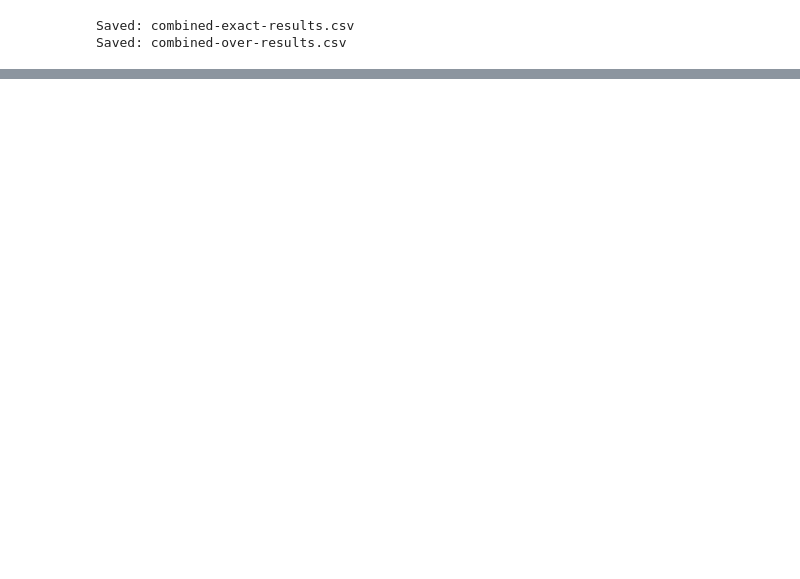
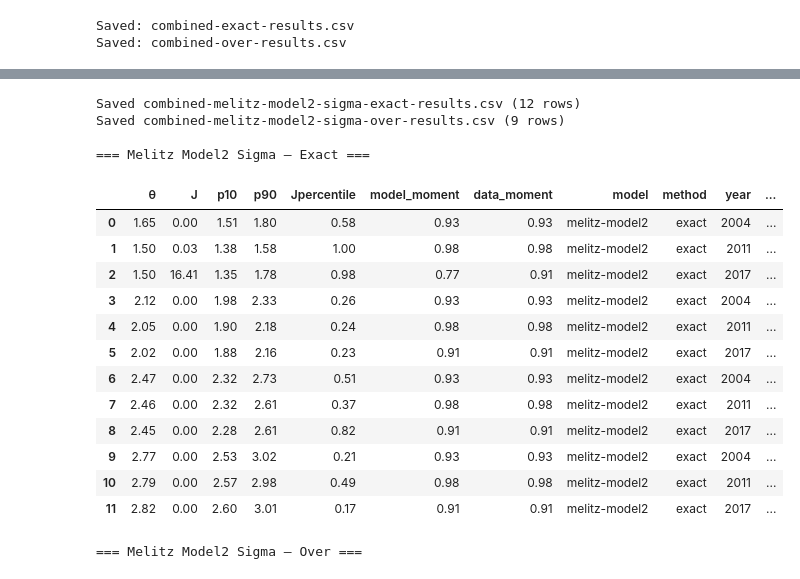
Before and after one commit to mwaugh0328/trade-models-trade-elasticities, a Jupyter notebook: summary-results/combine-results.ipynb, the cells around one changed output, grey strips where cells are left out. Drawn from its saved outputs; the diff is of its cells as text; code cells hidden in the pictures; blank space fills up the shorter version.

```diff
--- a/summary-results/combine-results.ipynb
+++ b/summary-results/combine-results.ipynb
@@ -142,0 +237,51 @@ over_df
+# %%
+# Combine Melitz model2 sigma files
+# Pattern: melitz-model2-estimate-{exact|over}-{date}-sigma{value}.csv
+
+melitz2_sigma_files = [f for f in results_folder.glob('melitz-model2-estimate-*-sigma*.csv')]
+
+melitz2_sigma_dfs = []
+for file in melitz2_sigma_files:
+    df = pd.read_csv(file)
+    df['source_file'] = file.name
+    # Extract sigma value from filename (e.g. sigma15 -> 1.5)
+    m = sigma_pattern.search(file.name)
+    df['sigma'] = int(m.group(1)) / 10 if m else None
+    # Extract identification type (exact or over)
+    df['identification'] = 'exact' if 'exact' in file.name else 'over'
+    melitz2_sigma_dfs.append(df)
+
+melitz2_sigma_df = pd.concat(melitz2_sigma_dfs, ignore_index=True)
+
+# Split into exact and over
+melitz2_sigma_exact_df = melitz2_sigma_df[melitz2_sigma_df['identification'] == 'exact'].sort_values(by='sigma').reset_index(drop=True)
+melitz2_sigma_over_df  = melitz2_sigma_df[melitz2_sigma_df['identification'] == 'over'].sort_values(by='sigma').reset_index(drop=True)
+
+melitz2_sigma_exact_df.to_csv('combined-melitz-model2-sigma-exact-results.csv', index=False, float_format='%.2f')
+melitz2_sigma_over_df.to_csv('combined-melitz-model2-sigma-over-results.csv', index=False, float_format='%.2f')
+print(f"Saved combined-melitz-model2-sigma-exact-results.csv ({len(melitz2_sigma_exact_df)} rows)")
+print(f"Saved combined-melitz-model2-sigma-over-results.csv ({len(melitz2_sigma_over_df)} rows)")
+
+print("\n=== Melitz Model2 Sigma — Exact ===")
+display(melitz2_sigma_exact_df)
+print("\n=== Melitz Model2 Sigma — Over ===")
+display(melitz2_sigma_over_df)
+# %% [output]
+Saved combined-melitz-model2-sigma-exact-results.csv (12 rows)
+Saved combined-melitz-model2-sigma-over-results.csv (9 rows)
+
+=== Melitz Model2 Sigma — Exact ===
+|  | θ | J | p10 | p90 | Jpercentile | model_moment | data_moment | model | method | year | ... |
+| 0 | 1.65 | 0.00 | 1.51 | 1.80 | 0.58 | 0.93 | 0.93 | melitz-model2 | exact | 2004 | ... |
+| 1 | 1.50 | 0.03 | 1.38 | 1.58 | 1.00 | 0.98 | 0.98 | melitz-model2 | exact | 2011 | ... |
+| 2 | 1.50 | 16.41 | 1.35 | 1.78 | 0.98 | 0.77 | 0.91 | melitz-model2 | exact | 2017 | ... |
+| 3 | 2.12 | 0.00 | 1.98 | 2.33 | 0.26 | 0.93 | 0.93 | melitz-model2 | exact | 2004 | ... |
+| 4 | 2.05 | 0.00 | 1.90 | 2.18 | 0.24 | 0.98 | 0.98 | melitz-model2 | exact | 2011 | ... |
+| 5 | 2.02 | 0.00 | 1.88 | 2.16 | 0.23 | 0.91 | 0.91 | melitz-model2 | exact | 2017 | ... |
+| 6 | 2.47 | 0.00 | 2.32 | 2.73 | 0.51 | 0.93 | 0.93 | melitz-model2 | exact | 2004 | ... |
+| 7 | 2.46 | 0.00 | 2.32 | 2.61 | 0.37 | 0.98 | 0.98 | melitz-model2 | exact | 2011 | ... |
+| 8 | 2.45 | 0.00 | 2.28 | 2.61 | 0.82 | 0.91 | 0.91 | melitz-model2 | exact | 2017 | ... |
+| 9 | 2.77 | 0.00 | 2.53 | 3.02 | 0.21 | 0.93 | 0.93 | melitz-model2 | exact | 2004 | ... |
+| 10 | 2.79 | 0.00 | 2.57 | 2.98 | 0.49 | 0.98 | 0.98 | melitz-model2 | exact | 2011 | ... |
+| 11 | 2.82 | 0.00 | 2.60 | 3.01 | 0.17 | 0.91 | 0.91 | melitz-model2 | exact | 2017 | ... |
+=== Melitz Model2 Sigma — Over ===
```
Also changed, not shown: parts of 8 cells of this notebook, 27 other files.
